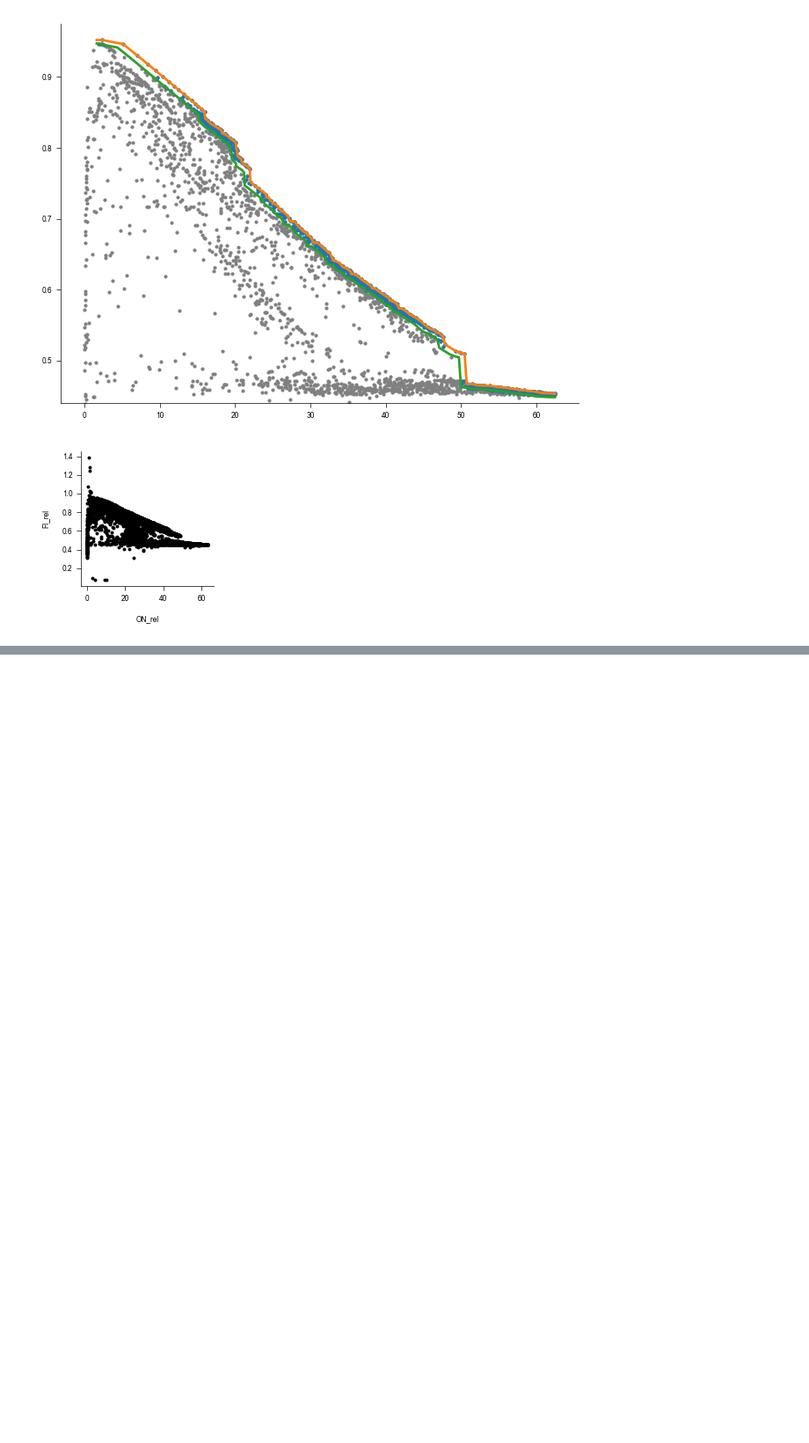
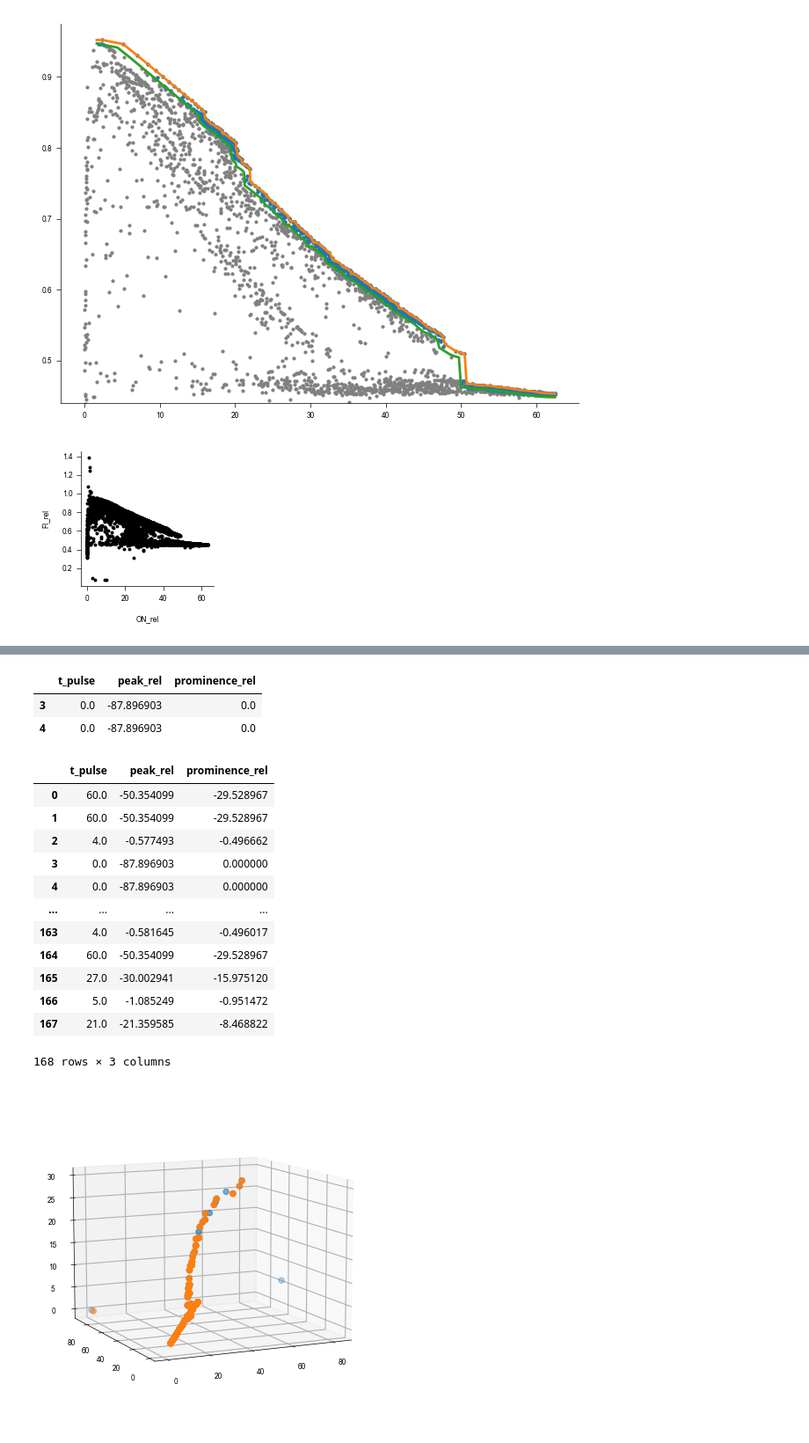
Before and after one commit to Mangan-Group/GraphGA, a Jupyter notebook: pulse_prediction_vs_exp.ipynb, the cells around one changed output, grey strips where cells are left out. Shown at 88% size. Cells and saved outputs as stored; diff of their text form; code cells hidden in the pictures; blank space fills up the shorter version.

```diff
--- a/pulse_prediction_vs_exp.ipynb
+++ b/pulse_prediction_vs_exp.ipynb
@@ -1869,0 +1922,52 @@ plt.savefig(path+"unique_obj_scatter.svg")
+# %%
+from pymoo.indicators.hv import HV
+ref_point = np.array([126, 0, 0])
+hv = HV(ref_point=ref_point)
+
+path_pulse = "/Users/kdreyer/Documents/Github/GraphGA/combinatorial_search/pulse_pareto_3obj_dsred1.pkl"
+path_GA0 = "/Users/kdreyer/Library/CloudStorage/OneDrive-NorthwesternUniversity/KatieD_LL/GCAD_Collab/Selected_GA_results_paper/Pulse_single_cell/Original_hyperparams/3_obj/run3_ngen100/2024-10-06_Pulse_single_cell_DsRED_3_obj_original_hp_seed_1/final_objectives_df.pkl"
+pulse_pareto = pd.read_pickle(path_pulse)
+hv_combo = hv(pulse_pareto)
+# print(hv_combo)
+# print(len(pulse_pareto))
+pulse_GA = pd.read_pickle(path_GA0)
+# display(pulse_GA.drop_duplicates())
+display(pulse_GA[pulse_GA["t_pulse"] == 0])
+display(pulse_GA)
+fig = plt.figure(figsize= (4, 4))
+ax = fig.add_subplot(projection='3d')
+
+ax.scatter(xs=abs(pulse_pareto[:, 0]), ys=abs(pulse_pareto[:, 1]),zs=abs(pulse_pareto[:, 2]))
+ax.scatter(xs=abs(pulse_GA["t_pulse"]), ys=abs(pulse_GA["peak_rel"]),zs=abs(pulse_GA["prominence_rel"]))
+
+ax.view_init(elev=10, azim=-115)
+
+prom_ga = abs(pulse_GA["prominence_rel"])
+prom_ga = [round(i, 5) for i in prom_ga]
+prom_combo = abs(pulse_pareto[:, 2])
+prom_combo = [round(i, 5) for i in prom_combo]
+same_prom = list(set(prom_ga) & set(prom_combo))
+same_prom_idx_ga = [prom_ga.index(i) for i in same_prom]
+same_prom_idx_combo = [prom_combo.index(i) for i in same_prom]
+# print(len(list(set(prom_ga) & set(prom_combo))))
+# print(same_prom_idx_ga)
+# print(pulse_pareto[same_prom_idx_combo])
+# display(pulse_GA.iloc[same_prom_idx_ga])
+# %% [output]
+|  | t_pulse | peak_rel | prominence_rel |
+| 3 | 0.0 | -87.896903 | 0.0 |
+| 4 | 0.0 | -87.896903 | 0.0 |
+|  | t_pulse | peak_rel | prominence_rel |
+| 0 | 60.0 | -50.354099 | -29.528967 |
+| 1 | 60.0 | -50.354099 | -29.528967 |
+| 2 | 4.0 | -0.577493 | -0.496662 |
+| 3 | 0.0 | -87.896903 | 0.000000 |
+| 4 | 0.0 | -87.896903 | 0.000000 |
+| ... | ... | ... | ... |
+| 163 | 4.0 | -0.581645 | -0.496017 |
+| 164 | 60.0 | -50.354099 | -29.528967 |
+| 165 | 27.0 | -30.002941 | -15.975120 |
+| 166 | 5.0 | -1.085249 | -0.951472 |
+| 167 | 21.0 | -21.359585 | -8.468822 |
+168 rows × 3 columns
+[figure, added]
```
Also changed, not shown: parts of 5 cells of this notebook, 4 other files.
